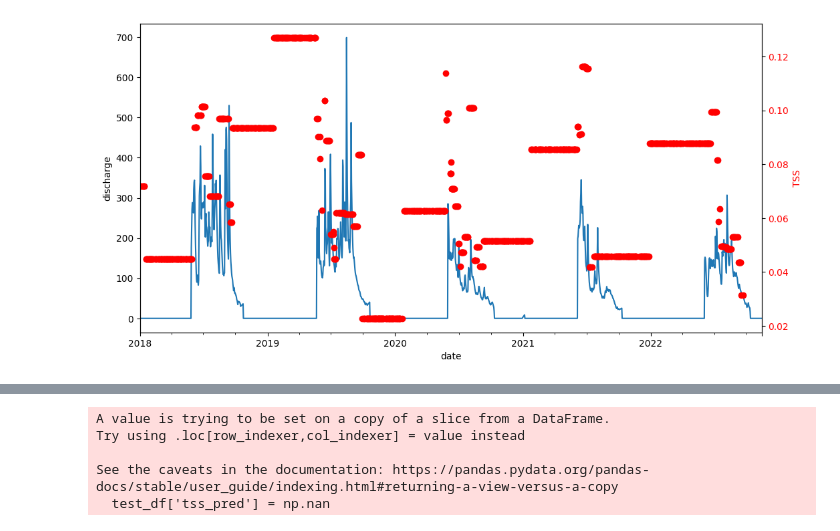
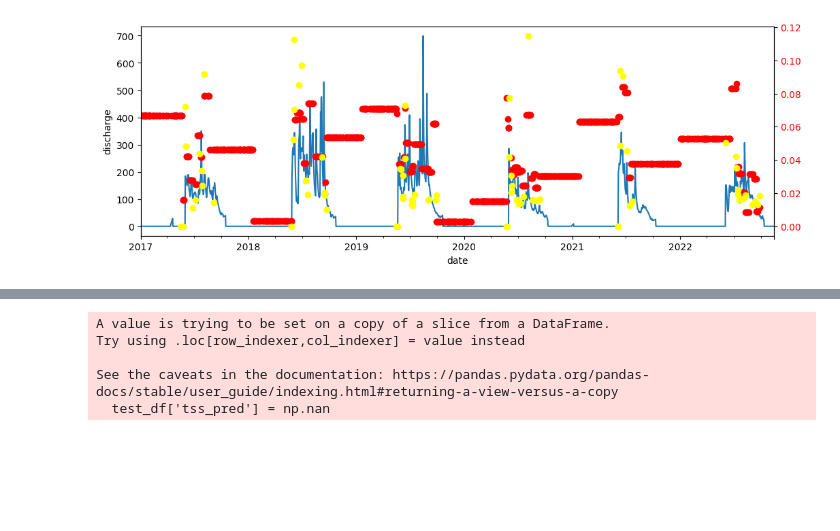
Before and after one commit to Fluvial-UMass/swot-ml, a Jupyter notebook: src/Sag_MTLSTM.ipynb, the cells around one changed output, grey strips where cells are left out. Cells and saved outputs as stored; diff of their text form; code cells hidden in the pictures; blank space fills up the shorter version.

```diff
--- a/src/Sag_MTLSTM.ipynb
+++ b/src/Sag_MTLSTM.ipynb
@@ -17,60 +17,54 @@ from data import get_dataloaders
 feature_labels = ['gage_Q','Blue','Green','Red','Nir','Swir1','Swir2'] #Must be list, even for 1 value
 target_label = 'tss'
 train_start_date = '2008-01-01'
-split_date = '2018-01-01'
-data_drop_pct = 0.95
-num_samples = 1000
+split_date = '2017-01-01'
+num_samples = 10000
 sequence_length = 90
-batch_size = 64
+batch_size = 1024
 num_epochs = 50
-max_grad_norm = 2
-hidden_size = 256
+hidden_size = 16
 feature_size = len(feature_labels)
 output_size = 1
 
 
-
 df = pd.read_parquet("../data/sag_daily.parquet", engine='pyarrow')
 df['gage_Q'] = df['gage_Q'].interpolate(method='linear',limit=7).fillna(0)
+df.loc[(df['gage_Q']==0) & (~df['tss'].isna()),'tss'] = 0
 
 # Drop unused data
 df = df[feature_labels+[target_label]]
-# df[feature_labels] = df[feature_labels].interpolate('nearest')
+
+df[feature_labels] = df[feature_labels].interpolate('nearest')
 
 # Drop some of the satellite entries to see how it changes our performance.
 obs_indices = np.where(~df['Red'].isna())[0]
 n_obs = len(obs_indices)
-obs_indices = np.random.choice(obs_indices, size=n_obs//2, replace=False)
+obs_indices = np.random.choice(obs_indices, size=int(n_obs*0.6), replace=False)
 df.iloc[obs_indices,1:-2] = np.nan
 
 # Split the dataset into training and testing sets based on the fixed date
 train_df = df[(df.index > train_start_date) & (df.index < split_date)]
 test_df = df[df.index >= split_date]
-
-# Seed some 0 targets where discharge is 0
-zero_q_indices = np.where(train_df['gage_Q']==0)[0]
-zero_q_indices = np.random.choice(zero_q_indices, size=200, replace=False)
-train_df.iloc[zero_q_indices,-1] = 0
 
 
 train_dl, test_dl = get_dataloaders(train_df,
                                     test_df,
                                     features = feature_labels,
                                     target = target_label,
                                     batch_size = batch_size,
                                     sequence_length = sequence_length,
                                     discharge_col = 'gage_Q',
                                     split_time=True)
 
-plt.figure(figsize=(12, 6))
+plt.figure(figsize=(12, 4))
 test_df['gage_Q'].plot()
 plt.ylabel('discharge')
 
 ax2 = plt.gca().twinx()
-# test_df['Nir'].plot(ax=ax2,linestyle='None',marker='o',color='red')
-test_df['Red'].plot(ax=ax2,linestyle='None',marker='o',color='red')
-ax2.set_ylabel('TSS', color='r')
+test_df['Nir'].plot(ax=ax2,linestyle='None',marker='o',color='red')
+test_df['tss'].plot(ax=ax2,linestyle='None',marker='o',color='yellow')
+# ax2.set_ylabel('Nir', color='r')
 ax2.tick_params(axis='y', labelcolor='r')
 plt.show()
 # %% [output]
-[figure, old version]
+[figure, new version]
```
Also changed, not shown: parts of 6 cells of this notebook, 1 other file.
